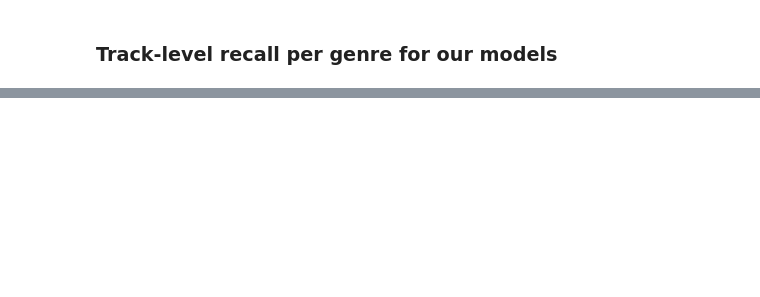
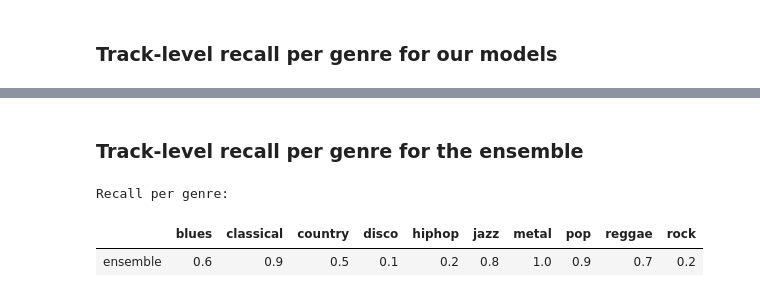
Before and after one commit to redouane-dziri/deep-music-classification, a Jupyter notebook: evaluation/evaluate_GLCM.ipynb, the cells around one changed output, grey strips where cells are left out. Drawn from its saved outputs; the diff is of its cells as text; code cells hidden in the pictures; blank space fills up the shorter version.

```diff
--- a/evaluation/evaluate_GLCM.ipynb
+++ b/evaluation/evaluate_GLCM.ipynb
@@ -600,0 +698,9 @@ with open(git_root('evaluation','evaluation_results','track_new_models_results.j
+# %% [markdown]
+### Track-level recall per genre for the ensemble
+# %%
+print("Recall per genre:")
+pd.DataFrame(output["class_recall"], index=["ensemble"])
+# %% [output]
+Recall per genre:
+|  | blues | classical | country | disco | hiphop | jazz | metal | pop | reggae | rock |
+| ensemble | 0.6 | 0.9 | 0.5 | 0.1 | 0.2 | 0.8 | 1.0 | 0.9 | 0.7 | 0.2 |
```
Also changed, not shown: parts of 15 cells of this notebook, 2 other files.
